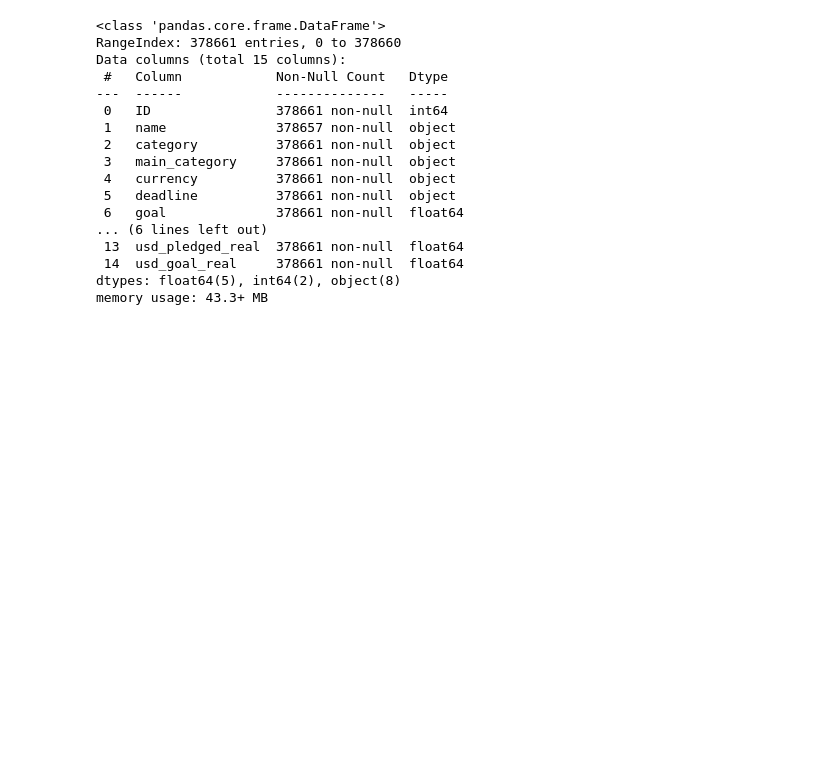
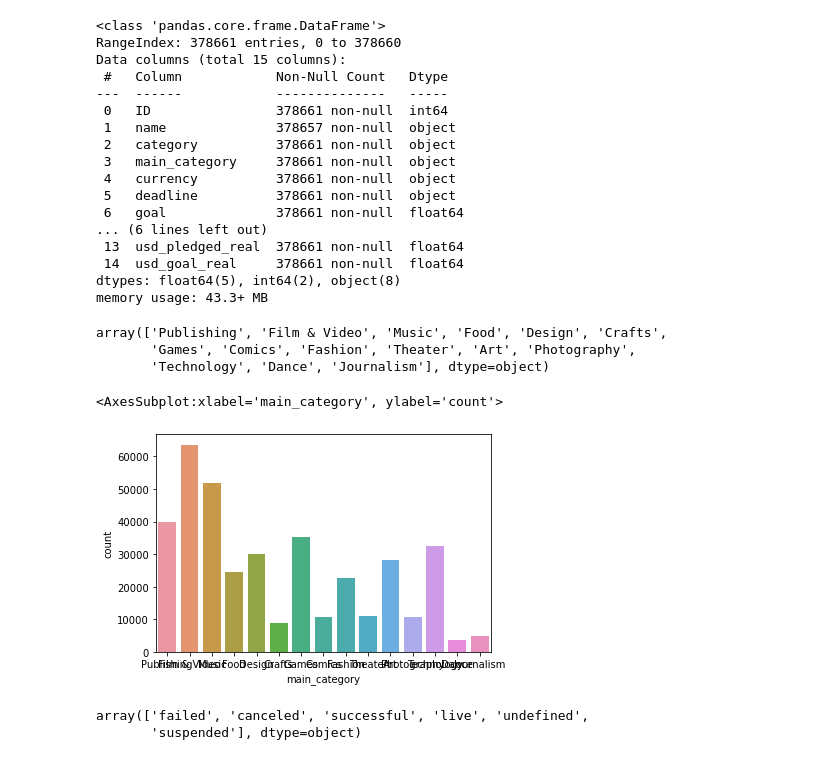
Before and after one commit to Khulizsm/Mehes_NS2021, a Jupyter notebook: Mehes_KS_Projekts_NeuronoveSiete.ipynb, the cells around one changed output. Cells and saved outputs as stored; diff of their text form; code cells hidden in the pictures; blank space fills up the shorter version.

Commit message:
Update Mehes_KS_Projekts_NeuronoveSiete.ipynb
ďalšie skúmanie datasetu a príprava datasetu pre NS

```diff
--- a/Mehes_KS_Projekts_NeuronoveSiete.ipynb
+++ b/Mehes_KS_Projekts_NeuronoveSiete.ipynb
@@ -68,3 +70,19 @@ Data columns (total 15 columns):
  14  usd_goal_real     378661 non-null  float64
 dtypes: float64(5), int64(2), object(8)
 memory usage: 43.3+ MB
+# %%
+Dataset.main_category.unique()
+# %% [output]
+array(['Publishing', 'Film & Video', 'Music', 'Food', 'Design', 'Crafts',
+       'Games', 'Comics', 'Fashion', 'Theater', 'Art', 'Photography',
+       'Technology', 'Dance', 'Journalism'], dtype=object)
+# %%
+sns.countplot(x='main_category',data=Dataset)
+# %% [output]
+<AxesSubplot:xlabel='main_category', ylabel='count'>
+[figure, added]
+# %%
+Dataset.state.unique()
+# %% [output]
+array(['failed', 'canceled', 'successful', 'live', 'undefined',
+       'suspended'], dtype=object)
```
Also changed, not shown: parts of 21 cells of this notebook.
